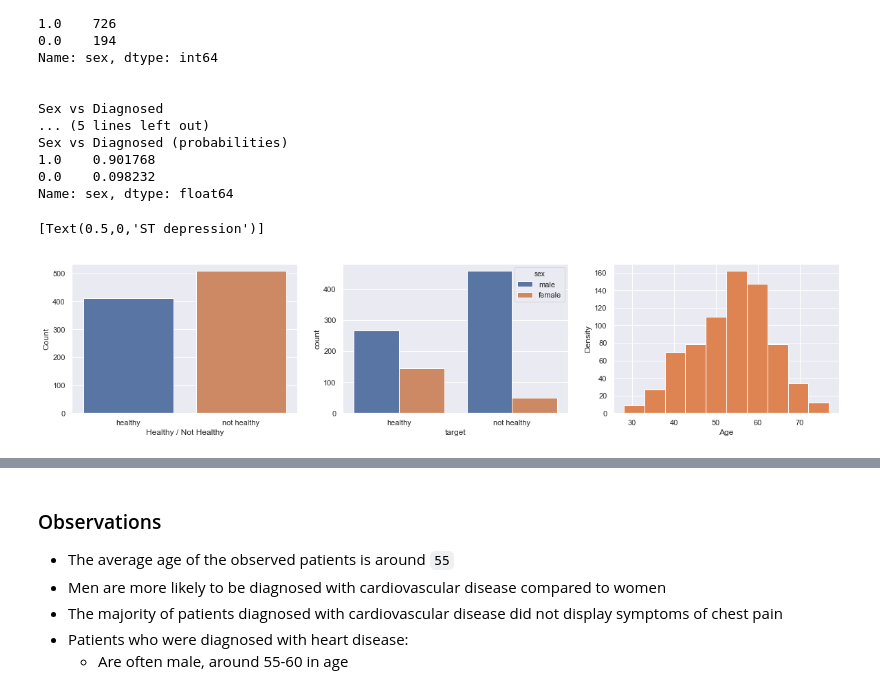
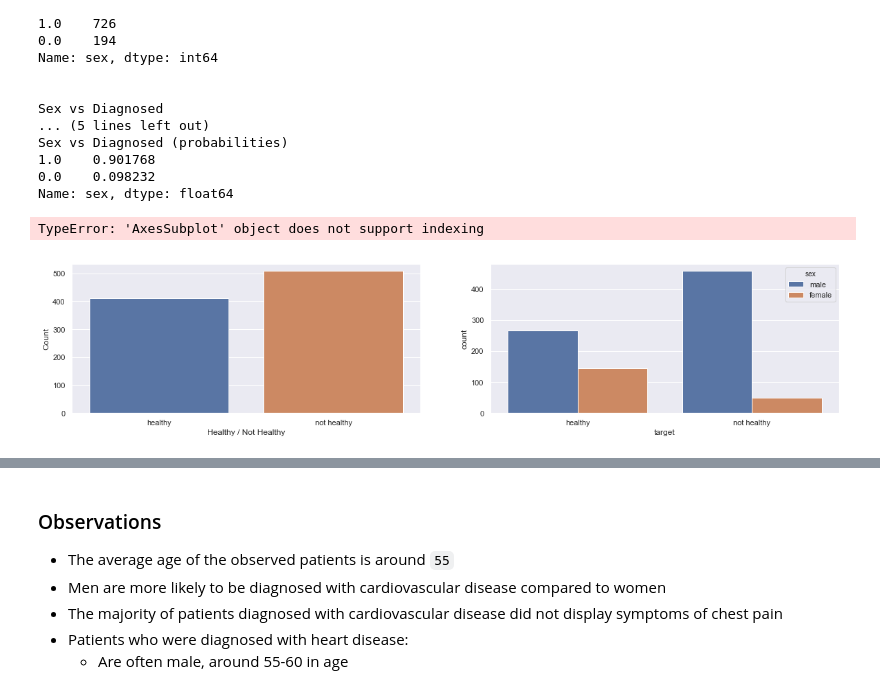
Before and after one commit to dimitraz/medical-data, a Jupyter notebook: Data Wrangling.ipynb, the cells around one changed output, grey strips where cells are left out. Cells and saved outputs as stored; diff of their text form; code cells hidden in the pictures.

```diff
--- a/Data Wrangling.ipynb
+++ b/Data Wrangling.ipynb
@@ -331,7 +331,7 @@ data['target'] = data['target'].replace({0: 'healthy', 1: 'not healthy'})
 # -------------------------------------------------
 # Row 1
 # -------------------------------------------------
-fig, ax = plt.subplots(nrows=1, ncols=3, figsize=(20, 4))
+fig, ax = plt.subplots(nrows=1, ncols=2, figsize=(20, 4))
 
 # 0: Plot amount of healthy / sick patients
 sns.countplot(x='target', data=data, ax=ax[0])
@@ -340,80 +340,86 @@ ax[0].set(xlabel='Healthy / Not Healthy', ylabel='Count')
 # 1: Plot heart disease probability for gender
 sns.countplot(x='target', hue="sex", data=data, ax=ax[1])
 
+fig, ax = plt.subplots(nrows=1, ncols=2, figsize=(20, 4))
+
 # 2: Plot age histogram
 df.groupby('sex').age.hist()
-ax[2].set(xlabel='Age', ylabel='Density')
+ax[0].set(xlabel='Age', ylabel='Density')
 
+sns.scatterplot(x="cholestorol", y="age", hue="target", data=data, ax=ax[1])
 
 # -------------------------------------------------
 # Row 2
 # -------------------------------------------------
-fig, ax = plt.subplots(nrows=1, ncols=3, figsize=(20, 4))
+fig, ax = plt.subplots(nrows=1, ncols=2, figsize=(20, 4))
 
-# Plot cholestorol distribution
-# sns.distplot(df['cholestorol'], ax=ax[0])
-sns.scatterplot(x="cholestorol", y="age", hue="target", data=data, ax=ax[0])
 
 # Plot sex by healthy vs not healthy
-sns.countplot(x='sex', hue="target", data=data, ax=ax[1])
+sns.countplot(x='sex', hue="target", data=data, ax=ax[0])
 
 # Plot age by healthy vs not healthy
-sns.kdeplot(data.age[data.target == "healthy"], label='healthy', ax=ax[2])
-sns.kdeplot(data.age[data.target == "not healthy"], label='not healthy', ax=ax[2])
-ax[2].set(xlabel='Age')
+sns.kdeplot(data.age[data.target == "healthy"], label='healthy', ax=ax[1])
+sns.kdeplot(data.age[data.target == "not healthy"], label='not healthy', ax=ax[1])
+ax[1].set(xlabel='Age')
+
+fig, ax = plt.subplots(nrows=1, ncols=2, figsize=(20, 4))
 
 # sns.barplot(x='sex', y='target', data=df)
 # ax[1].set(xlabel='Sex', ylabel='Heart Disease')
-
-# -------------------------------------------------
-# Row 3
-# -------------------------------------------------
-fig, ax = plt.subplots(nrows=1, ncols=3, figsize=(20, 4))
 
 # Plot cholestorol by healthy vs not healthy
 sns.kdeplot(data.cholestorol[data.target == "healthy"], label='healthy', ax=ax[0])
 sns.kdeplot(data.cholestorol[data.target == "not healthy"], label='not healthy', ax=ax[0])
 ax[0].set(xlabel='Cholestorol')
 
 # Plot heart rate by healthy vs not healthy
 sns.kdeplot(data.max_heart_rate[data.target == "healthy"], label='healthy', ax=ax[1])
 sns.kdeplot(data.max_heart_rate[data.target == "not healthy"], label='not healthy', ax=ax[1])
 ax[1].set(xlabel='Max heart rate')
 
+# -------------------------------------------------
+# Row 3
+# -------------------------------------------------
+fig, ax = plt.subplots(nrows=1, ncols=2, figsize=(20, 4))
+
+
+
+
 # Plot chest pain by healthy vs not healthy
-sns.countplot(x='chest_pain', hue="target", data=data, ax=ax[2])
+sns.countplot(x='chest_pain', hue="target", data=data, ax=ax[0])
+
+# Plot exercise chest pain by healthy vs not healthy
+sns.countplot(x='exercise_angina', hue="target", data=data, ax=ax[1])
+
+fig, ax = plt.subplots(nrows=1, ncols=2, figsize=(20, 4))
+
+# Plot rest ecg by healthy vs not healthy
+sns.countplot(x='rest_ecg', hue="target", data=data, ax=ax[0])
+
+# Plot blood pressure by healthy vs not healthy
+sns.kdeplot(data.rest_blood_pressure[data.target == "healthy"], label='healthy', ax=ax[1])
+sns.kdeplot(data.rest_blood_pressure[data.target == "not healthy"], label='not healthy', ax=ax[1])
+ax[1].set(xlabel='Resting blood pressure')
+
+
 
 # -------------------------------------------------
 # Row 4
 # -------------------------------------------------
-fig, ax = plt.subplots(nrows=1, ncols=3, figsize=(20, 4))
-
-# Plot exercise chest pain by healthy vs not healthy
-sns.countplot(x='exercise_angina', hue="target", data=data, ax=ax[0])
-
-# Plot rest ecg by healthy vs not healthy
-sns.countplot(x='rest_ecg', hue="target", data=data, ax=ax[1])
-
-# Plot blood pressure by healthy vs not healthy
-sns.kdeplot(data.rest_blood_pressure[data.target == "healthy"], label='healthy', ax=ax[2])
-sns.kdeplot(data.rest_blood_pressure[data.target == "not healthy"], label='not healthy', ax=ax[2])
-ax[2].set(xlabel='Resting blood pressure')
-
-# -------------------------------------------------
-# Row 4
-# -------------------------------------------------
-fig, ax = plt.subplots(nrows=1, ncols=3, figsize=(20, 4))
+fig, ax = plt.subplots(nrows=1, ncols=2, figsize=(20, 4))
 
 # Plot fasting blood sugar by healthy vs not healthy
 sns.countplot(x='fast_blood_sugar', hue="target", data=data, ax=ax[0])
 
 # Plot st slope by healthy vs not healthy
 sns.countplot(x='st_slope', hue="target", data=data, ax=ax[1])
 
+fig, ax = plt.subplots(nrows=1, ncols=1, figsize=(20, 4))
+
 # Plot st depression by healthy vs not healthy
-sns.kdeplot(data.st_depression[data.target == "healthy"], label='healthy', ax=ax[2])
-sns.kdeplot(data.st_depression[data.target == "not healthy"], label='not healthy', ax=ax[2])
+sns.kdeplot(data.st_depression[data.target == "healthy"], label='healthy', ax=ax)
+sns.kdeplot(data.st_depression[data.target == "not healthy"], label='not healthy', ax=ax)
 ax[2].set(xlabel='ST depression')
 # %% [output]
-[Text(0.5,0,'ST depression')]
+TypeError: 'AxesSubplot' object does not support indexing
-[figure, old version]
+[figure, new version]
```
Also changed, not shown: parts of 4 cells of this notebook, 1 other file.
